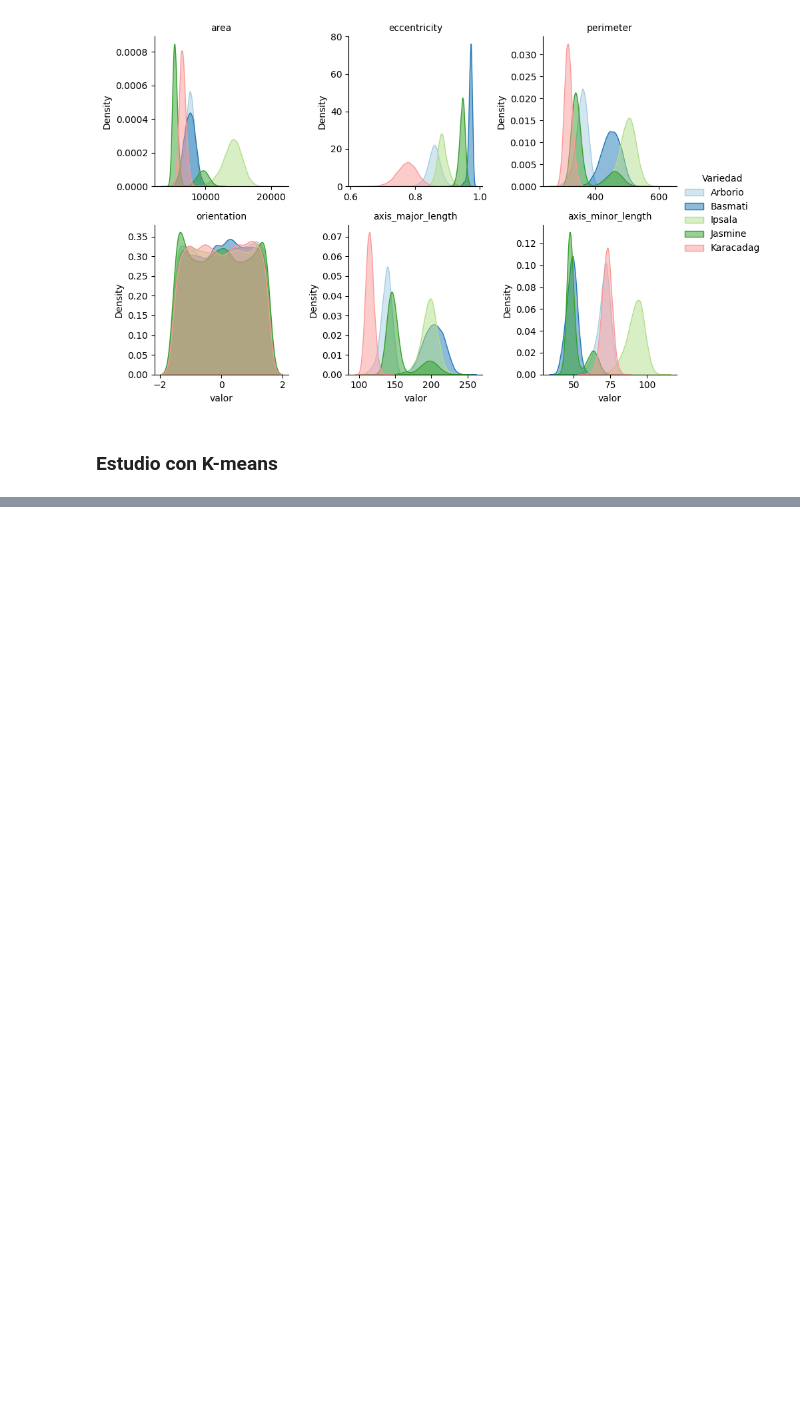
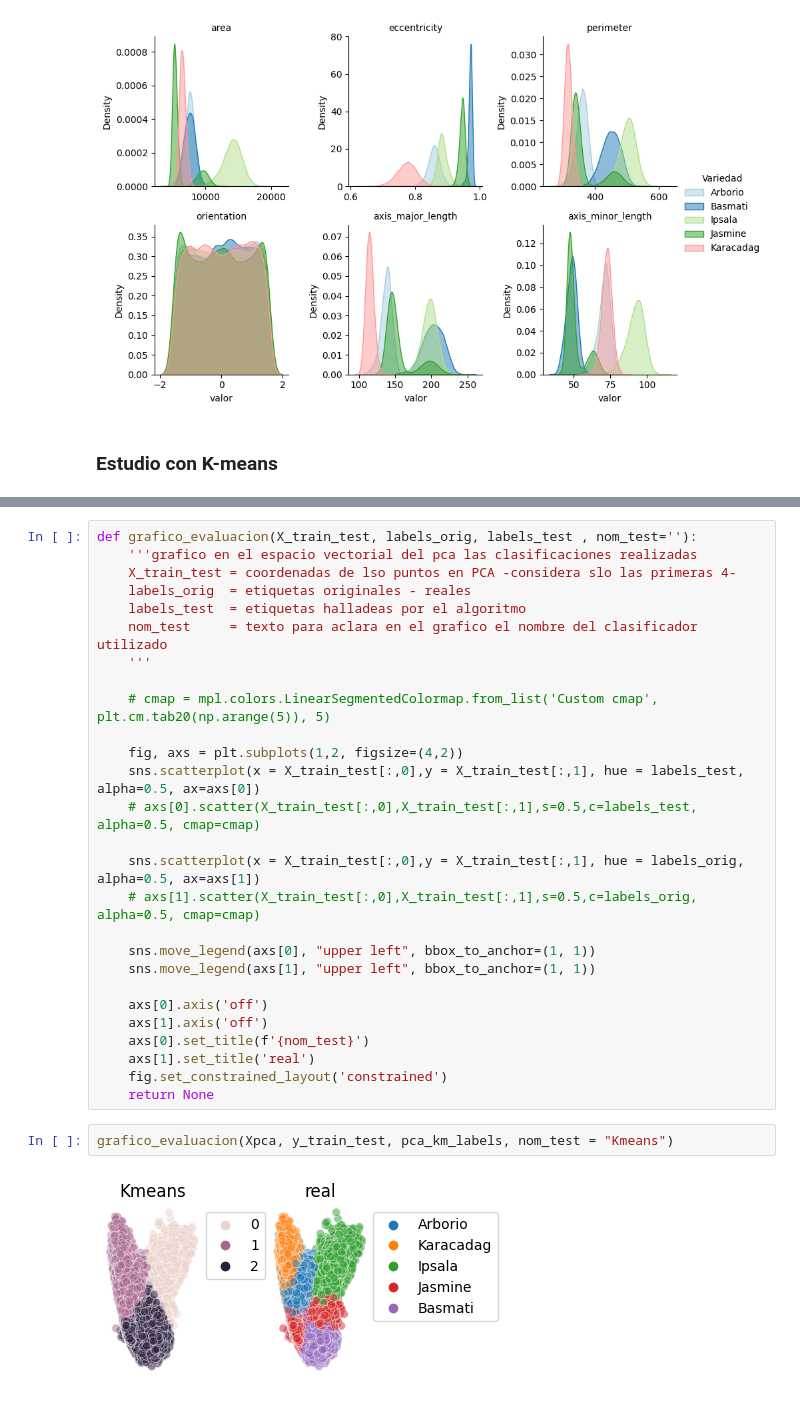
Before and after one commit to Ignacio-Ibarra/unsupervised-rice-image-segmentation, a Jupyter notebook: connected_components.ipynb, the cells around one changed output, grey strips where cells are left out. Cells and saved outputs as stored; diff of their text form; blank space fills up the shorter version.

```diff
--- a/connected_components.ipynb
+++ b/connected_components.ipynb
@@ -325,0 +384,31 @@ RAND score=0.9512, Ajusted RAND=0.8484, vanDongen=0.0866 cantidad_de_muestras=15
+# %%
+def grafico_evaluacion(X_train_test, labels_orig, labels_test , nom_test=''):
+    '''grafico en el espacio vectorial del pca las clasificaciones realizadas
+    X_train_test = coordenadas de lso puntos en PCA -considera slo las primeras 4-
+    labels_orig  = etiquetas originales - reales
+    labels_test  = etiquetas halladeas por el algoritmo
+    nom_test     = texto para aclara en el grafico el nombre del clasificador utilizado
+    '''
+
+    # cmap = mpl.colors.LinearSegmentedColormap.from_list('Custom cmap', plt.cm.tab20(np.arange(5)), 5)
+
+    fig, axs = plt.subplots(1,2, figsize=(4,2))
+    sns.scatterplot(x = X_train_test[:,0],y = X_train_test[:,1], hue = labels_test, alpha=0.5, ax=axs[0])
+    # axs[0].scatter(X_train_test[:,0],X_train_test[:,1],s=0.5,c=labels_test, alpha=0.5, cmap=cmap)
+
+    sns.scatterplot(x = X_train_test[:,0],y = X_train_test[:,1], hue = labels_orig, alpha=0.5, ax=axs[1])
+    # axs[1].scatter(X_train_test[:,0],X_train_test[:,1],s=0.5,c=labels_orig, alpha=0.5, cmap=cmap)
+
+    sns.move_legend(axs[0], "upper left", bbox_to_anchor=(1, 1))
+    sns.move_legend(axs[1], "upper left", bbox_to_anchor=(1, 1))
+
+    axs[0].axis('off')
+    axs[1].axis('off')
+    axs[0].set_title(f'{nom_test}')
+    axs[1].set_title('real')
+    fig.set_constrained_layout('constrained')
+    return None
+# %%
+grafico_evaluacion(Xpca, y_train_test, pca_km_labels, nom_test = "Kmeans")
+# %% [output]
+[figure, added]
```
Also changed, not shown: parts of 8 cells of this notebook.
